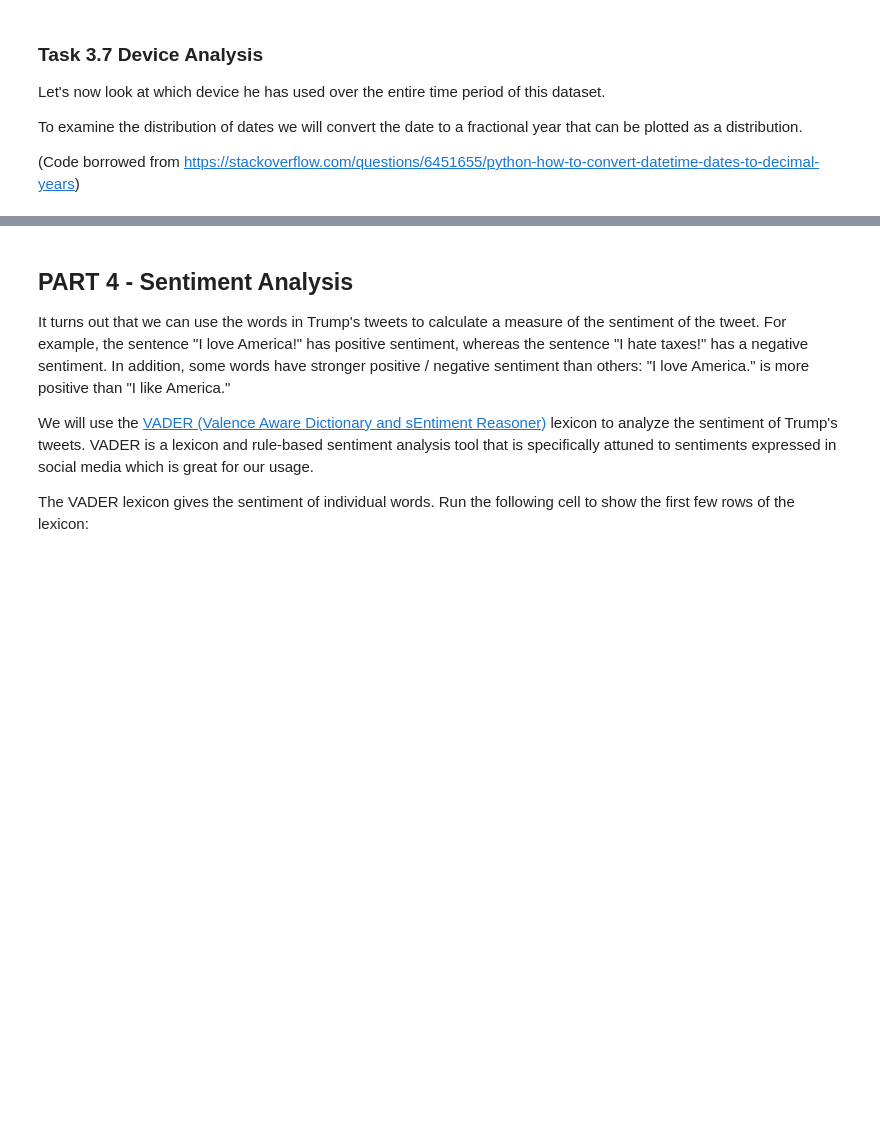
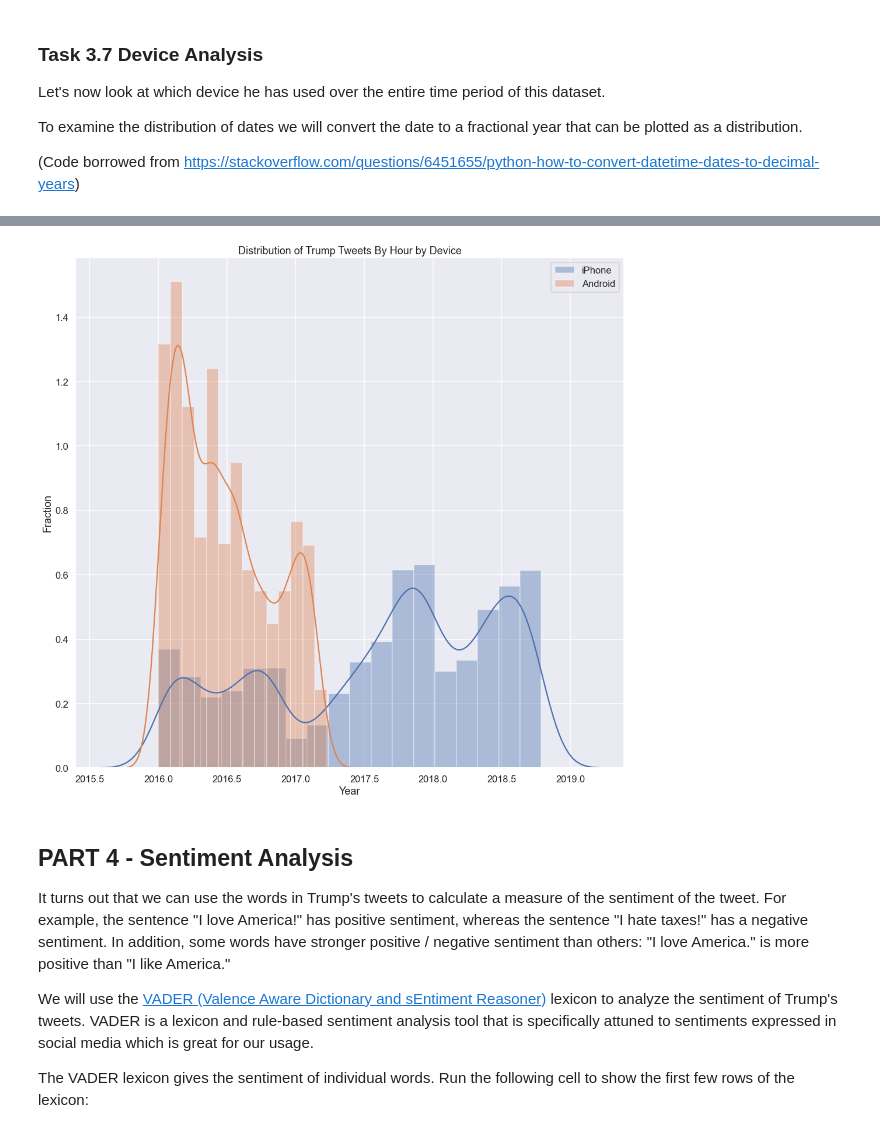
Before and after one commit to azhang2000/Cs439MidSemesterProject, a Jupyter notebook: MidSemester_Project_F21_V1.ipynb, the cells around one changed output, grey strips where cells are left out. Cells and saved outputs as stored; diff of their text form; code cells hidden in the pictures; blank space fills up the shorter version.

```diff
--- a/MidSemester_Project_F21_V1.ipynb
+++ b/MidSemester_Project_F21_V1.ipynb
@@ -593,3 +606,16 @@ Use the `sns.distplot` to overlay the distributions of the 2 most frequently use
+# %%
+### BEGIN SOLUTION
+plt.figure(figsize=(15,15))
+
+ax = sns.distplot(a = df_trump[(df_trump['source'] == 'Twitter for iPhone')]['year'], label = 'iPhone');
+ax = sns.distplot(a = df_trump[(df_trump['source'] == 'Twitter for Android')]['year'], label = 'Android');
+ax.set(xlabel='Year', ylabel='Fraction', title = 'Distribution of Trump Tweets By Hour by Device');
+plt.legend();
+
+
+### END SOLUTION
+# %% [output]
+[figure, added]
 # %% [markdown]
 ## PART 4 - Sentiment Analysis
 
```
Also changed, not shown: parts of 6 cells of this notebook.
